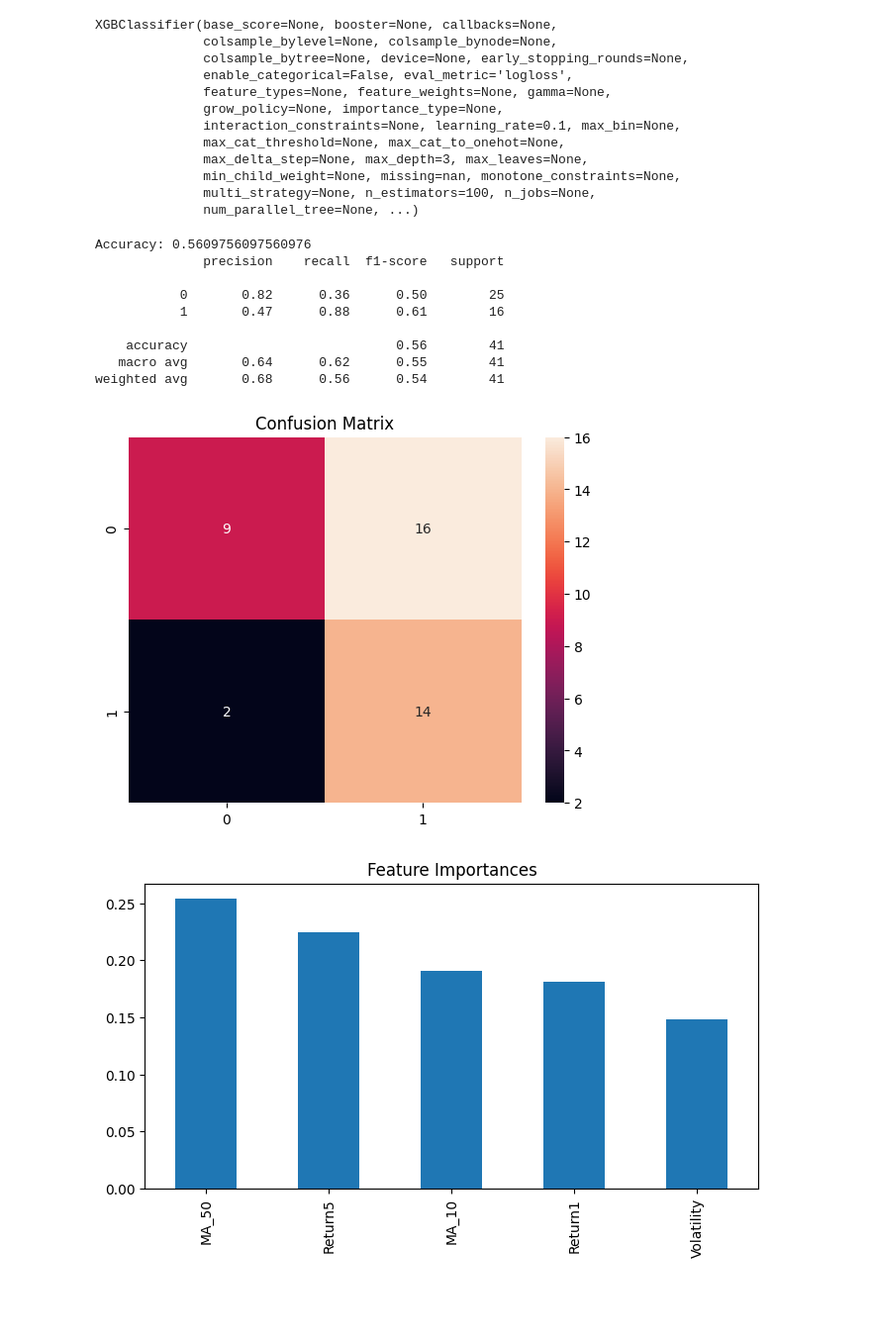
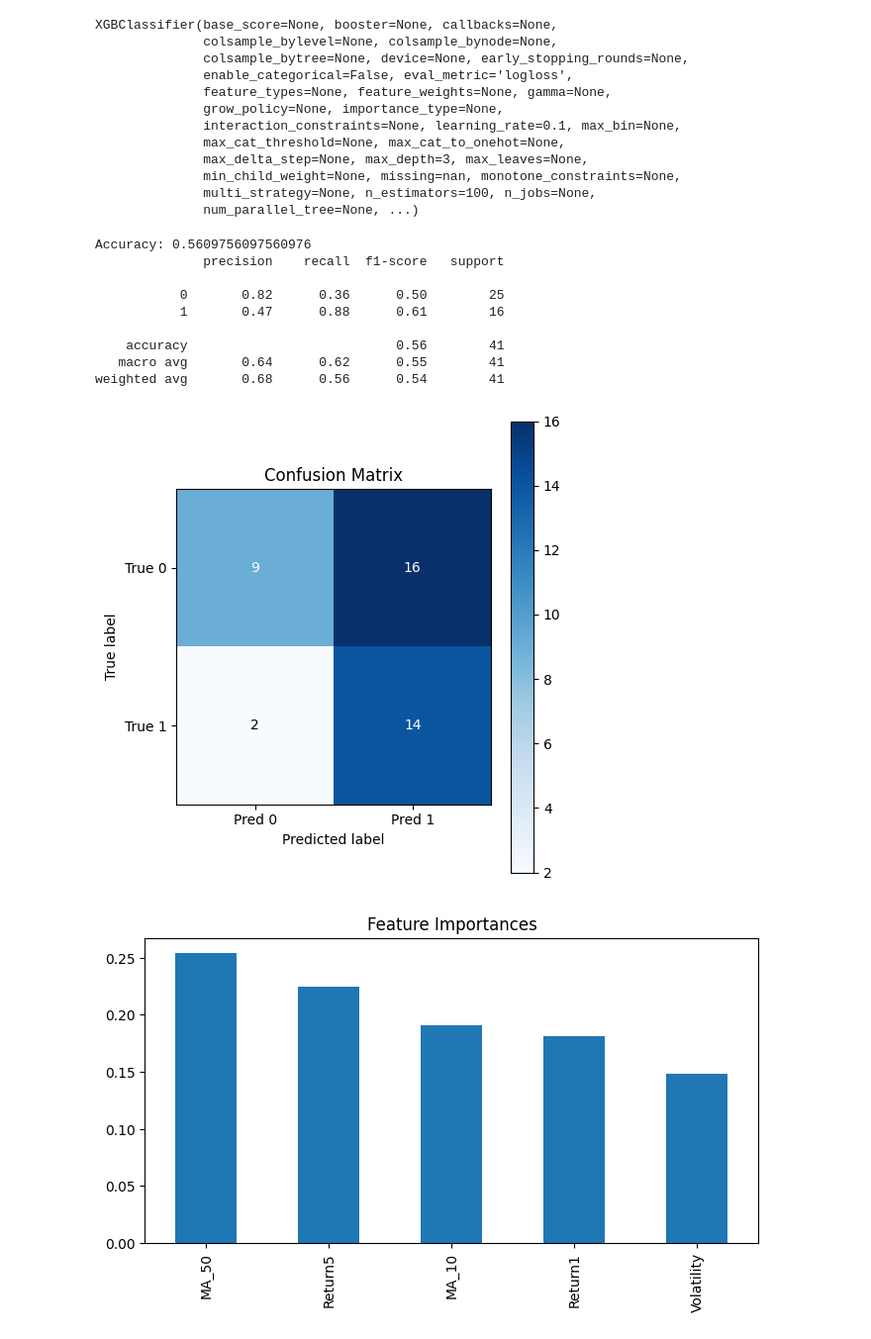
Before and after one commit to 1amt0ny/AlphaVestra, a Jupyter notebook: notebooks/03_ml_modeling.ipynb, the cells around one changed output. Shown at 99% size. Drawn from its saved outputs; the diff is of its cells as text; code cells hidden in the pictures; blank space fills up the shorter version.

Commit message:
ml_modeling confusion matrix fix

```diff
--- a/notebooks/03_ml_modeling.ipynb
+++ b/notebooks/03_ml_modeling.ipynb
@@ -74,31 +74,53 @@ XGBClassifier(base_score=None, booster=None, callbacks=None,
               min_child_weight=None, missing=nan, monotone_constraints=None,
               multi_strategy=None, n_estimators=100, n_jobs=None,
               num_parallel_tree=None, ...)
-# %%
-# Cell 5: Evaluation
-from sklearn.metrics import accuracy_score, confusion_matrix, classification_report
-
-y_pred = model.predict(X_test)
-print("Accuracy:", accuracy_score(y_test, y_pred))
-print(classification_report(y_test, y_pred))
-
-# Confusion matrix
-import seaborn as sns
-
-sns.heatmap(confusion_matrix(y_test, y_pred), annot=True, fmt="d")
-plt.title("Confusion Matrix")
-plt.show()
-# %% [output]
-Accuracy: 0.5609756097560976
-              precision    recall  f1-score   support
-
-           0       0.82      0.36      0.50        25
-           1       0.47      0.88      0.61        16
-
-    accuracy                           0.56        41
-   macro avg       0.64      0.62      0.55        41
-weighted avg       0.68      0.56      0.54        41
-[figure, removed]
+# %%
+# Cell 5: Evaluation with Matplotlib-only confusion matrix
+from sklearn.metrics import accuracy_score, confusion_matrix, classification_report
+import matplotlib.pyplot as plt
+
+# Predictions & metrics
+y_pred = model.predict(X_test)
+print("Accuracy:", accuracy_score(y_test, y_pred))
+print(classification_report(y_test, y_pred))
+
+# Confusion matrix data
+cm = confusion_matrix(y_test, y_pred)
+
+# Plot confusion matrix
+fig, ax = plt.subplots(figsize=(5, 5))
+im = ax.imshow(cm, interpolation='nearest', cmap='Blues')
+plt.colorbar(im, ax=ax)
+
+# Annotate cells with counts
+thresh = cm.max() / 2
+for i in range(cm.shape[0]):
+    for j in range(cm.shape[1]):
+        ax.text(j, i, cm[i, j],
+                ha="center", va="center",
+                color="white" if cm[i, j] > thresh else "black")
+
+# Axis labels
+ax.set_xticks([0, 1])
+ax.set_yticks([0, 1])
+ax.set_xticklabels(['Pred 0', 'Pred 1'])
+ax.set_yticklabels(['True 0', 'True 1'])
+plt.ylabel('True label')
+plt.xlabel('Predicted label')
+plt.title('Confusion Matrix')
+plt.tight_layout()
+plt.show()
+# %% [output]
+Accuracy: 0.5609756097560976
+              precision    recall  f1-score   support
+
+           0       0.82      0.36      0.50        25
+           1       0.47      0.88      0.61        16
+
+    accuracy                           0.56        41
+   macro avg       0.64      0.62      0.55        41
+weighted avg       0.68      0.56      0.54        41
+[figure, added]
 # %%
 # Cell 6: Feature importance
 importances = model.feature_importances_
```
Also changed, not shown: parts of 1 cell of this notebook, 7 other files.
